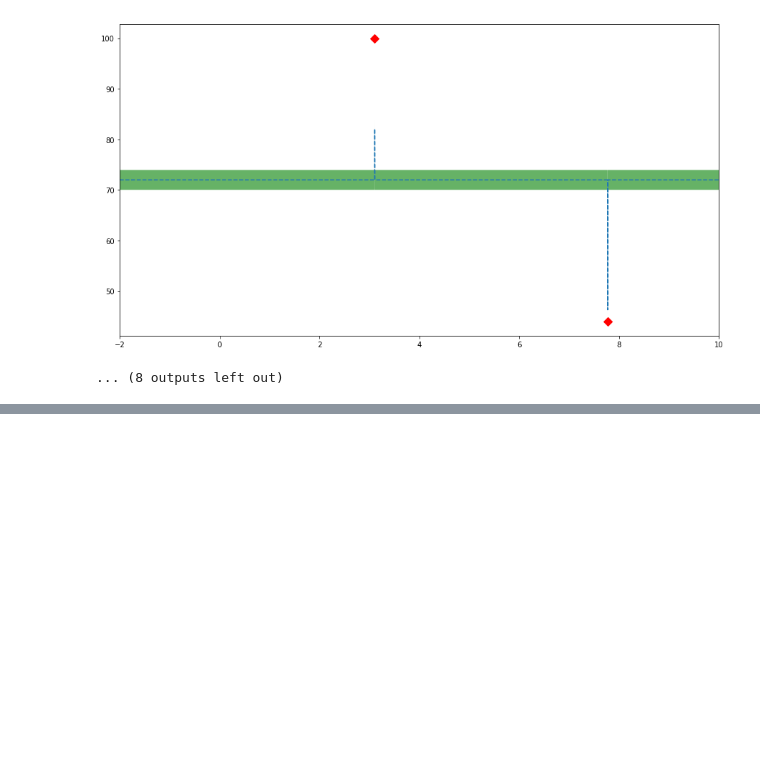
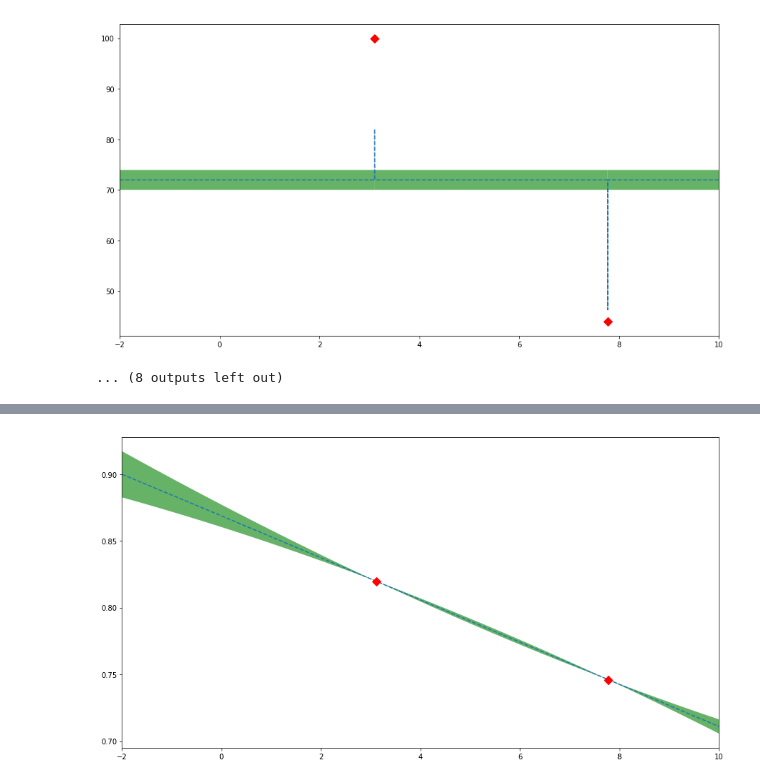
Before and after one commit to macintoshpie/testParsl, a Jupyter notebook: optTesting/GPTests.ipynb, the cells around one changed output, grey strips where cells are left out. Cells and saved outputs as stored; diff of their text form; code cells hidden in the pictures; blank space fills up the shorter version.

```diff
--- a/optTesting/GPTests.ipynb
+++ b/optTesting/GPTests.ipynb
@@ -357,0 +455,19 @@ Plot with points of difference: 56.0
+# %%
+# messing with kernel of the thing we know looks good
+myKernel =  RBF(length_scale=1)
+
+x_obs = np.array([3.109, 7.775]).reshape(-1, 1)
+targs = np.array([0.8198, 0.746]).reshape(-1, 1)
+
+bo_gp = GaussianProcessRegressor(
+    kernel=myKernel,
+    alpha=1e-10,
+    normalize_y=True,
+    n_restarts_optimizer=25,
+    random_state=bayes_opt.util.ensure_rng(27),
+)
+
+xrange = np.linspace(-2, 10, 10000).reshape(-1, 1)
+fitAndPlot(bo_gp, x_obs, targs, xrange)
+# %% [output]
+[figure, added]
```
Also changed, not shown: parts of 25 cells of this notebook, 3 other files.
